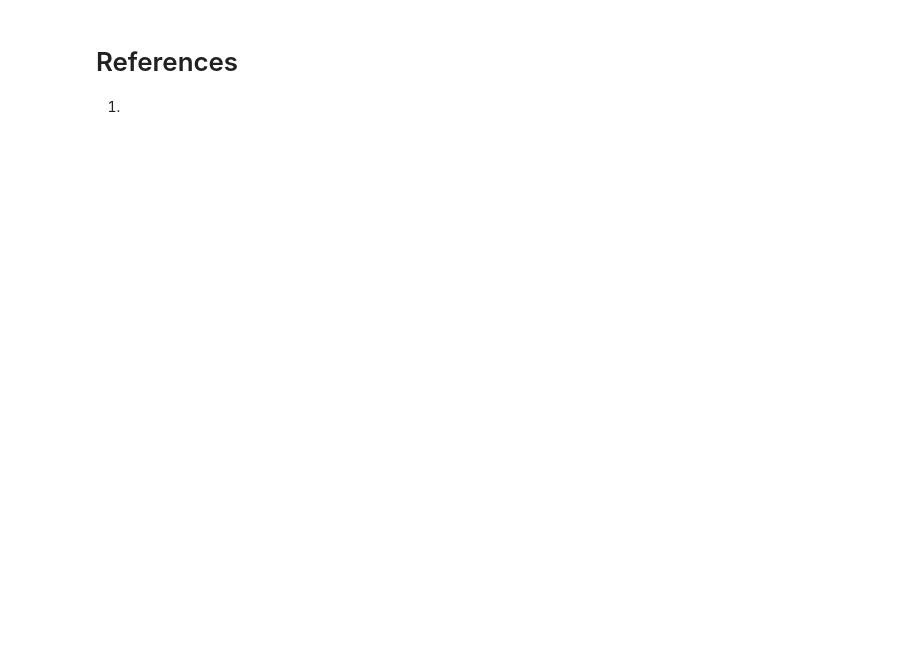
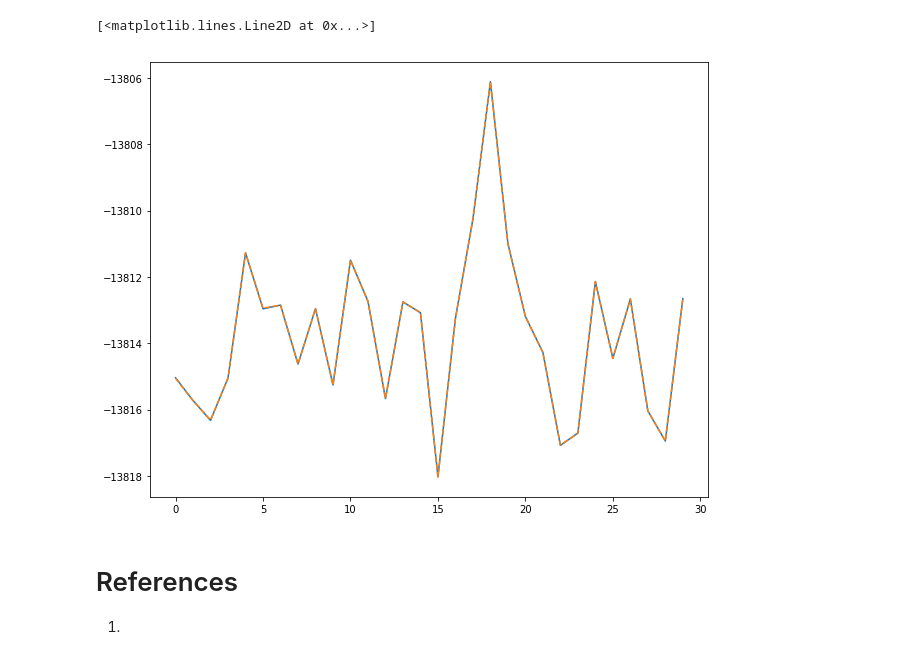
Before and after one commit to simonbatzner/RSI, a Jupyter notebook: RSI 2018-Yatin Chandar.ipynb, the cells around one changed output. Cells and saved outputs as stored; diff of their text form; code cells hidden in the pictures; blank space fills up the shorter version.

```diff
--- a/RSI 2018-Yatin Chandar.ipynb
+++ b/RSI 2018-Yatin Chandar.ipynb
@@ -150,3 +205,16 @@ print(trainingset)
+# %%
+from sklearn.gaussian_process import GaussianProcessRegressor
+
+gp = GaussianProcessRegressor(n_restarts_optimizer=10)
+gp.fit(data, target)
+target_pred, std = gp.predict(data, return_std=True)
+
+plt.figure(figsize = (10, 8))
+plt.plot(target_pred)
+plt.plot(target, '--')
+# %% [output]
+[<matplotlib.lines.Line2D at 0x...>]
+[figure, added]
 # %% [markdown]
 # References
 1.
```
Also changed, not shown: parts of 5 cells of this notebook.
